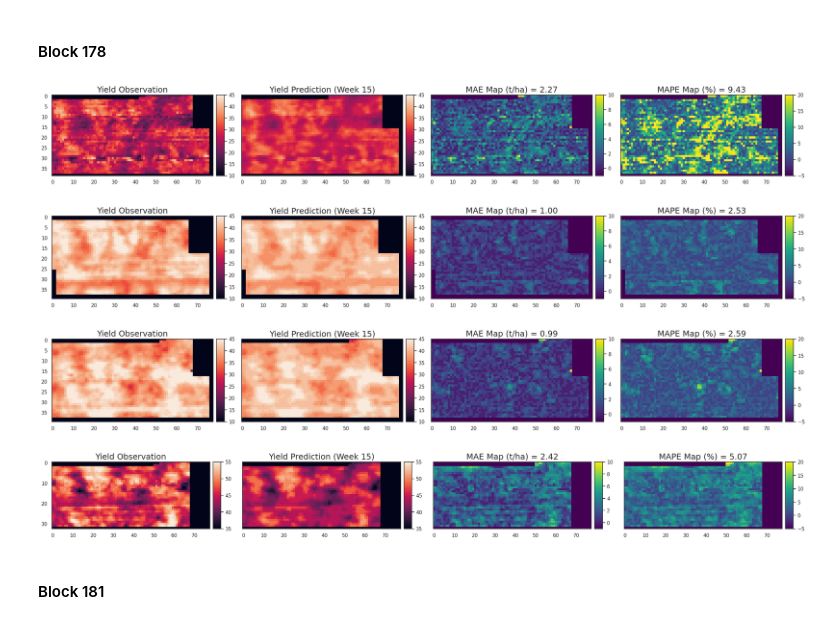
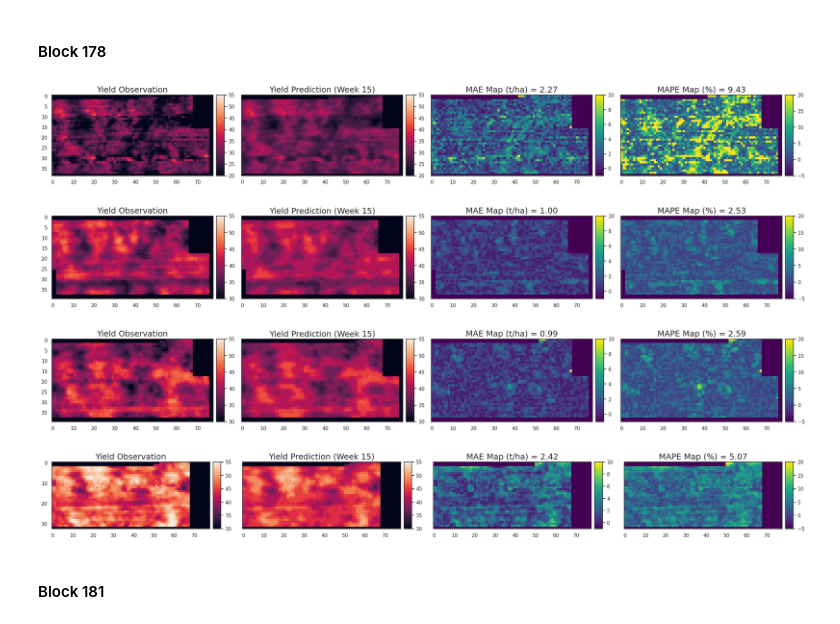
Before and after one commit to plant-ai-biophysics-lab/imbalance_deep_regression_yield_forecasting, a Jupyter notebook: Inference/YZ9C.ipynb, the cells around one changed output. Saved outputs shown, nothing was run; the diff lists cells and outputs as text; code cells hidden in the pictures.

```diff
--- a/Inference/YZ9C.ipynb
+++ b/Inference/YZ9C.ipynb
@@ -188,21 +188,21 @@ _ = YZ9.plot(block_name = 135, year = 2019, min_v = 25, max_v = 45)
 # %% [markdown]
 #### Block 178
 # %%
-_ = YZ9.plot(block_name = 178, year = 2016, min_v = 10, max_v = 45)
+_ = YZ9.plot(block_name = 178, year = 2016, min_v = 20, max_v = 55)
 # %% [output]
-[figure, old version]
+[figure, new version]
 # %%
-_ = YZ9.plot(block_name = 178, year = 2017, min_v = 10, max_v = 45)
+_ = YZ9.plot(block_name = 178, year = 2017, min_v = 30, max_v = 55)
 # %% [output]
-[figure, old version]
+[figure, new version]
 # %%
-_ = YZ9.plot(block_name = 178, year = 2018, min_v = 10, max_v = 45)
+_ = YZ9.plot(block_name = 178, year = 2018, min_v = 30, max_v = 55)
 # %% [output]
-[figure, old version]
+[figure, new version]
 # %%
-_ = YZ9.plot(block_name = 178, year = 2019, min_v = 35, max_v = 55)
+_ = YZ9.plot(block_name = 178, year = 2019, min_v = 30, max_v = 55)
 # %% [output]
-[figure, old version]
+[figure, new version]
 # %% [markdown]
 #### Block 181
 # %%
```
Also changed, not shown: parts of 4 cells of this notebook, 13 other files.
